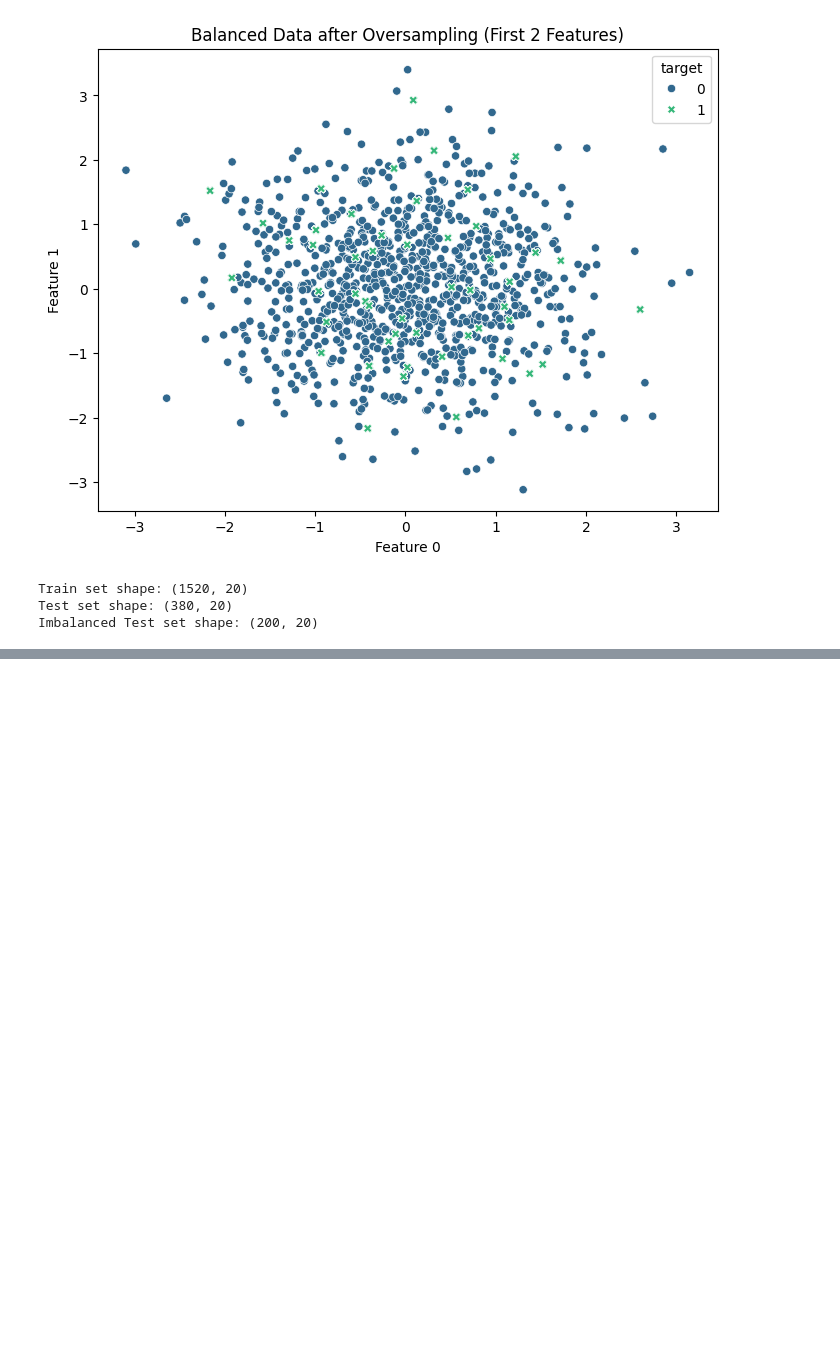
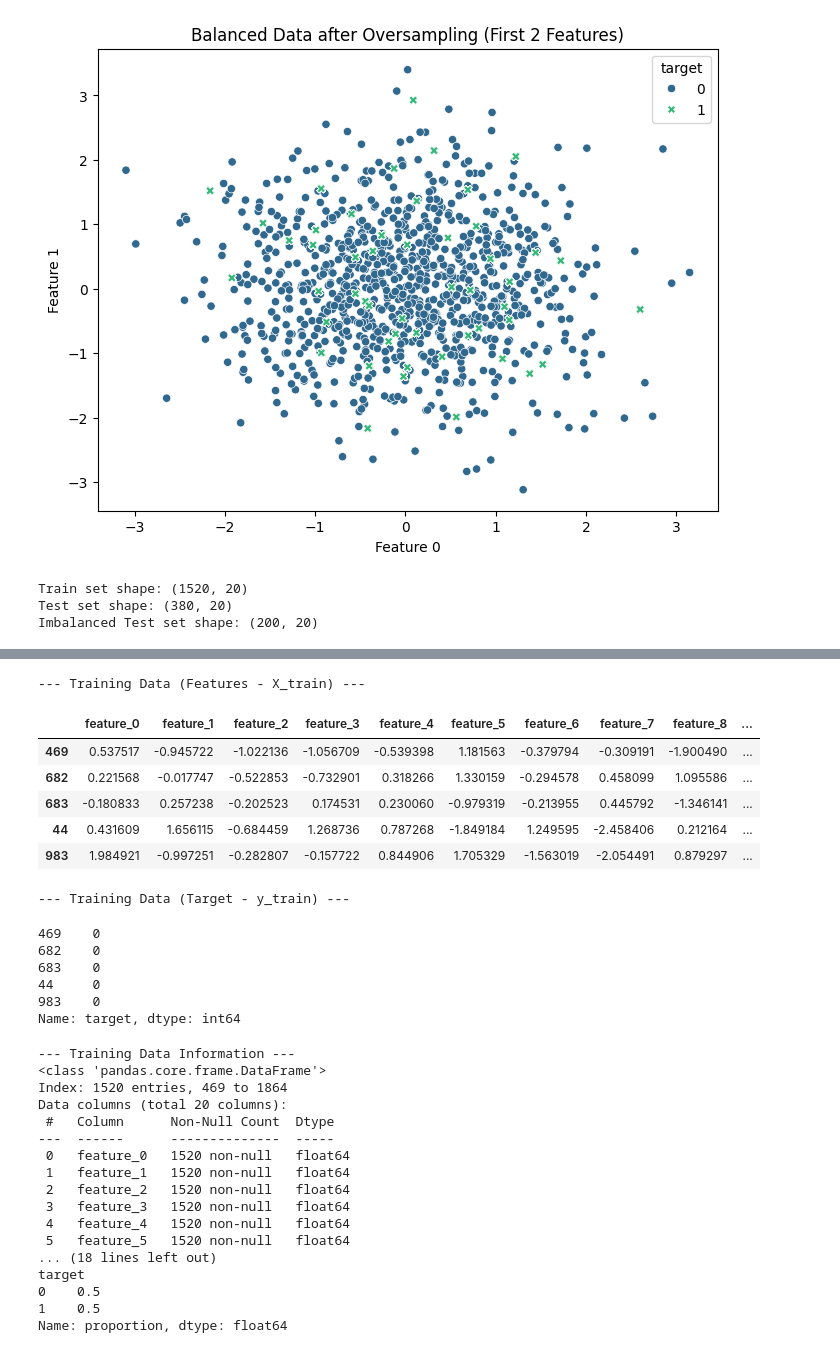
Before and after one commit to plaussermair/aws-mle-practice, a Jupyter notebook: Practice Exam 4 Recap.ipynb, the cells around one changed output, grey strips where cells are left out. Drawn from its saved outputs; the diff is of its cells as text; code cells hidden in the pictures; blank space fills up the shorter version.

```diff
--- a/Practice Exam 4 Recap.ipynb
+++ b/Practice Exam 4 Recap.ipynb
@@ -136,0 +154,50 @@ Imbalanced Test set shape: (200, 20)
+# %%
+# --- Inspecting Data (Conceptually Retrieved from Feature Store) ---
+
+print("--- Training Data (Features - X_train) ---")
+# Display the first few rows of the feature data prepared for training
+display(X_train.head())
+
+print("\n--- Training Data (Target - y_train) ---")
+# Display the first few rows of the target variable
+display(y_train.head())
+
+print("\n--- Training Data Information ---")
+# Display information about the training features DataFrame
+X_train.info()
+
+print("\n--- Training Target Distribution ---")
+# Check the distribution of the target variable in the training set (should be balanced)
+print(y_train.value_counts(normalize=True))
+# %% [output]
+--- Training Data (Features - X_train) ---
+|  | feature_0 | feature_1 | feature_2 | feature_3 | feature_4 | feature_5 | feature_6 | feature_7 | feature_8 | ... |
+| 469 | 0.537517 | -0.945722 | -1.022136 | -1.056709 | -0.539398 | 1.181563 | -0.379794 | -0.309191 | -1.900490 | ... |
+| 682 | 0.221568 | -0.017747 | -0.522853 | -0.732901 | 0.318266 | 1.330159 | -0.294578 | 0.458099 | 1.095586 | ... |
+| 683 | -0.180833 | 0.257238 | -0.202523 | 0.174531 | 0.230060 | -0.979319 | -0.213955 | 0.445792 | -1.346141 | ... |
+| 44 | 0.431609 | 1.656115 | -0.684459 | 1.268736 | 0.787268 | -1.849184 | 1.249595 | -2.458406 | 0.212164 | ... |
+| 983 | 1.984921 | -0.997251 | -0.282807 | -0.157722 | 0.844906 | 1.705329 | -1.563019 | -2.054491 | 0.879297 | ... |
+--- Training Data (Target - y_train) ---
+469    0
+682    0
+683    0
+44     0
+983    0
+Name: target, dtype: int64
+--- Training Data Information ---
+<class 'pandas.core.frame.DataFrame'>
+Index: 1520 entries, 469 to 1864
+Data columns (total 20 columns):
+ #   Column      Non-Null Count  Dtype
+---  ------      --------------  -----
+ 0   feature_0   1520 non-null   float64
+ 1   feature_1   1520 non-null   float64
+ 2   feature_2   1520 non-null   float64
+ 3   feature_3   1520 non-null   float64
+ 4   feature_4   1520 non-null   float64
+ 5   feature_5   1520 non-null   float64
+... (18 lines left out)
+target
+0    0.5
+1    0.5
+Name: proportion, dtype: float64
```
Also changed, not shown: parts of 6 cells of this notebook.
